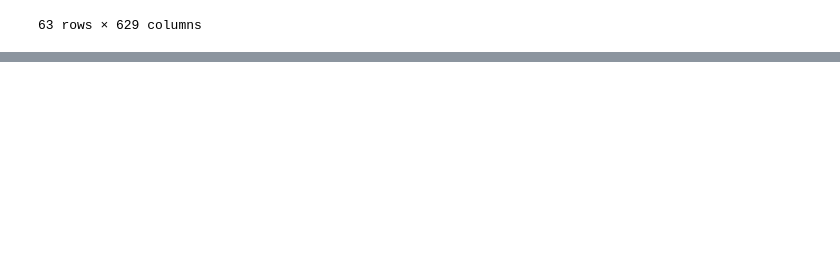
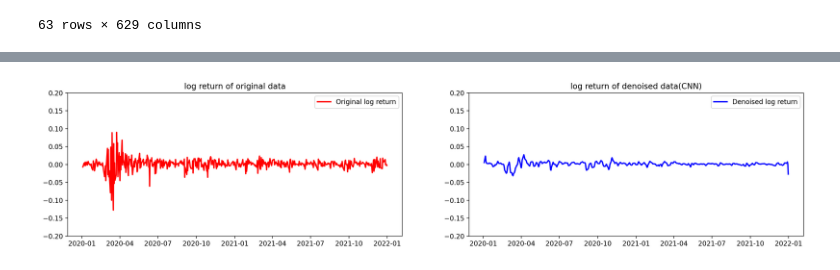
Before and after one commit to cts739337037/intership_tianshu_chu, a Jupyter notebook: EMDCNN.ipynb, the cells around one changed output, grey strips where cells are left out. Drawn from its saved outputs; the diff is of its cells as text; code cells hidden in the pictures; blank space fills up the shorter version.

```diff
--- a/EMDCNN.ipynb
+++ b/EMDCNN.ipynb
@@ -125,3 +83,5 @@ GSPC_noisy=create_noisy(GSPC)
+# %%
+GSPC_pure=create_pure(GSPC)
 # %%
 GSPC_noisy
 # %% [output]
@@ -183,0 +239,24 @@ Name: Adj Close, Length: 121, dtype: float64
+# %%
+# Log Returns
+GSPC_test_n=GSPC_test.copy()
+GSPC_test_n['log_ret'] = np.log(GSPC_test.iloc[:,0]).diff()
+pure_mm_cnn['log_ret'] = np.log(pure_mm_cnn.iloc[:,0]).diff()
+
+
+plt.figure(figsize=(20,4),dpi=200)
+plt.subplot(1,2,1)
+plt.plot(GSPC_test_n['log_ret'], 'r-', linewidth=2, label='Original log return')
+plt.ylim(-0.2,0.2)
+plt.title('log return of original data')
+plt.legend(loc='best')
+
+plt.subplot(1,2,2)
+plt.plot(pure_mm_cnn['log_ret'] , 'b-', linewidth=2, label='Denoised log return')
+plt.ylim(-0.2,0.2)
+plt.title('log return of denoised data(CNN)')
+plt.legend(loc='best')
+
+
+plt.show()
+# %% [output]
+[figure, added]
```
Also changed, not shown: parts of 28 cells of this notebook, 12 other files.
